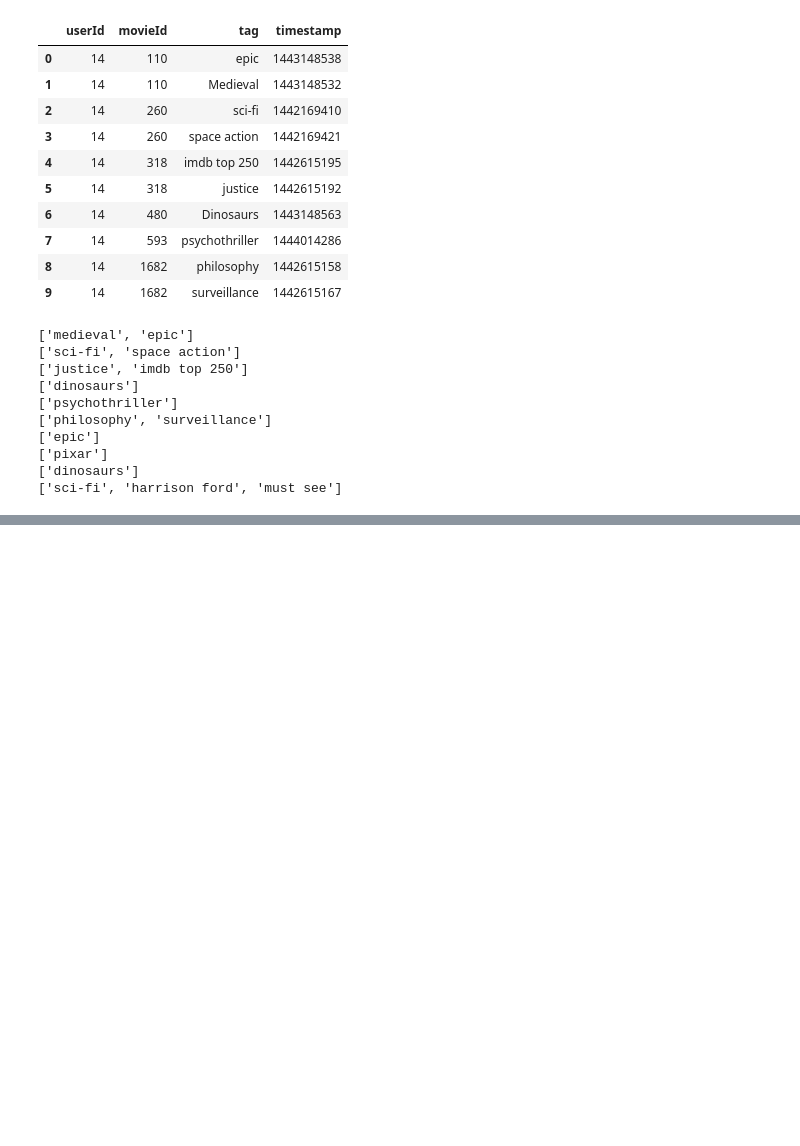
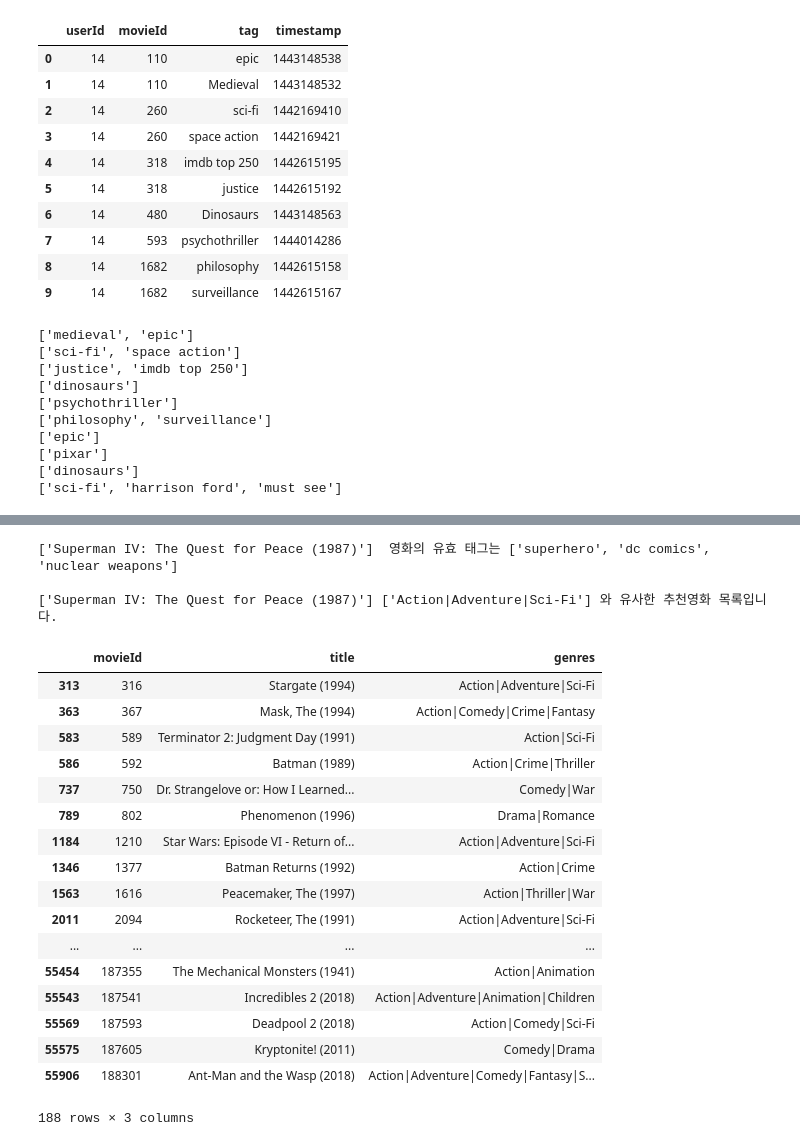
Before and after one commit to hyunwoongko/movie-recommender, a Jupyter notebook: src/word2vec_gensim/word2vec_gensim.ipynb, the cells around one changed output, grey strips where cells are left out. Cells and saved outputs as stored; diff of their text form; code cells hidden in the pictures; blank space fills up the shorter version.

```diff
--- a/src/word2vec_gensim/word2vec_gensim.ipynb
+++ b/src/word2vec_gensim/word2vec_gensim.ipynb
@@ -157,0 +215,42 @@ semantic_list
+# %%
+
+def id_to_name(movieId):
+    return movie_df.loc[movie_df['movieId'] == movieId]
+
+
+def id_to_names(movieId):
+    return movie_df.loc[movie_df['movieId'].isin(movieId)]
+
+
+user_select_movieId = 2641
+
+user_select_movie_title = id_to_name(user_select_movieId)
+print(user_select_movie_title['title'].values, ' 영화의 유효 태그는', get_movie_tag(user_select_movieId))
+print('')
+print(user_select_movie_title['title'].values,
+      user_select_movie_title['genres'].values,
+      '와 유사한 추천영화 목록입니다.')
+
+id_to_names(recommend(user_select_movieId))
+# %% [output]
+['Superman IV: The Quest for Peace (1987)']  영화의 유효 태그는 ['superhero', 'dc comics', 'nuclear weapons']
+
+['Superman IV: The Quest for Peace (1987)'] ['Action|Adventure|Sci-Fi'] 와 유사한 추천영화 목록입니다.
+|  | movieId | title | genres |
+| 313 | 316 | Stargate (1994) | Action|Adventure|Sci-Fi |
+| 363 | 367 | Mask, The (1994) | Action|Comedy|Crime|Fantasy |
+| 583 | 589 | Terminator 2: Judgment Day (1991) | Action|Sci-Fi |
+| 586 | 592 | Batman (1989) | Action|Crime|Thriller |
+| 737 | 750 | Dr. Strangelove or: How I Learned... | Comedy|War |
+| 789 | 802 | Phenomenon (1996) | Drama|Romance |
+| 1184 | 1210 | Star Wars: Episode VI - Return of... | Action|Adventure|Sci-Fi |
+| 1346 | 1377 | Batman Returns (1992) | Action|Crime |
+| 1563 | 1616 | Peacemaker, The (1997) | Action|Thriller|War |
+| 2011 | 2094 | Rocketeer, The (1991) | Action|Adventure|Sci-Fi |
+| ... | ... | ... | ... |
+| 55454 | 187355 | The Mechanical Monsters (1941) | Action|Animation |
+| 55543 | 187541 | Incredibles 2 (2018) | Action|Adventure|Animation|Children |
+| 55569 | 187593 | Deadpool 2 (2018) | Action|Comedy|Sci-Fi |
+| 55575 | 187605 | Kryptonite! (2011) | Comedy|Drama |
+| 55906 | 188301 | Ant-Man and the Wasp (2018) | Action|Adventure|Comedy|Fantasy|S... |
+188 rows × 3 columns
```
Also changed, not shown: parts of 6 cells of this notebook.
